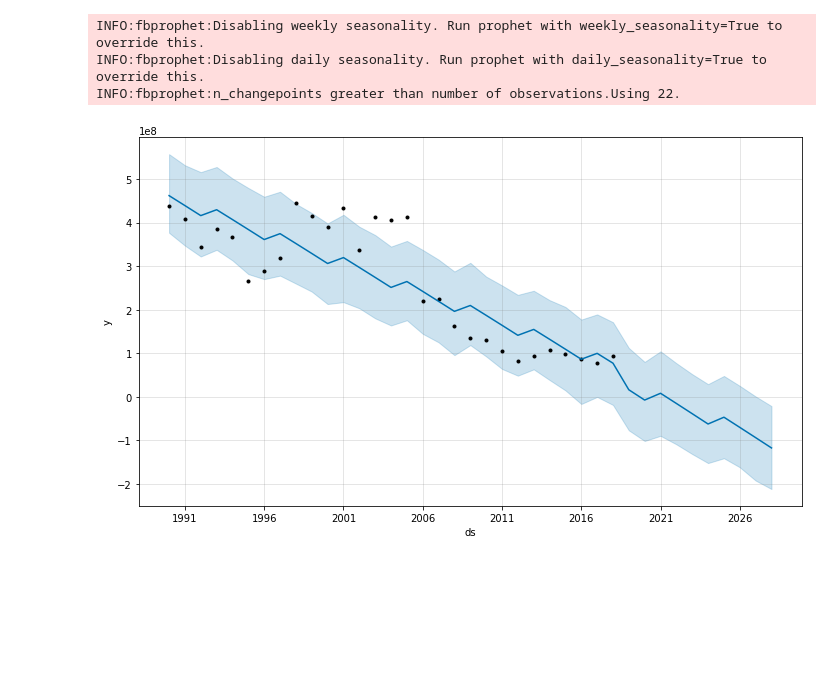
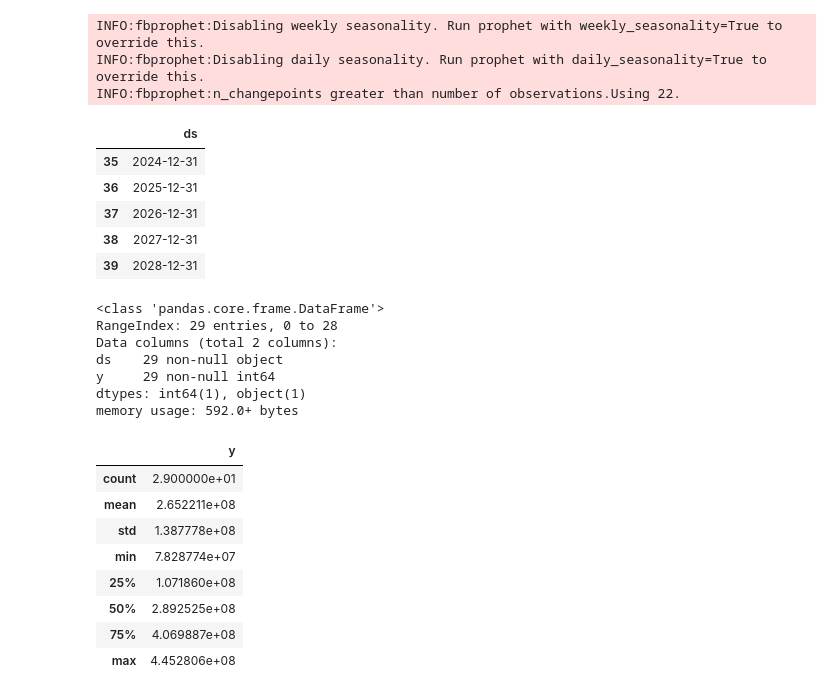
Before and after one commit to yudhistiraindyka/Probstok, a Jupyter notebook: Petroleum.ipynb, the cells around one changed output. Cells and saved outputs as stored; diff of their text form; code cells hidden in the pictures; blank space fills up the shorter version.

```diff
--- a/Petroleum.ipynb
+++ b/Petroleum.ipynb
@@ -1,22 +1,44 @@
 # %%
 # Python
 import pandas as pd
 from fbprophet import Prophet
+# Python
+df = pd.read_csv('https://raw.githubusercontent.com/yudhistiraindyka/Probstok/master/Petroleum_2.csv')
 
-df = pd.read_csv('https://raw.githubusercontent.com/yudhistiraindyka/Probstok/master/Petroleum_2.csv')
-df.head()
+# Python
 m = Prophet()
 m.fit(df)
-forecast = m.predict(future)
-forecast[['ds', 'yhat', 'yhat_lower', 'yhat_upper']].tail()
-future = m.make_future_dataframe(periods=10,freq='y')
+future = m.make_future_dataframe(periods=11,freq='Y')
 future.tail()
-
-
-# Python
-fig1 = m.plot(forecast)
 # %% [output]
 INFO:fbprophet:Disabling weekly seasonality. Run prophet with weekly_seasonality=True to override this.
 INFO:fbprophet:Disabling daily seasonality. Run prophet with daily_seasonality=True to override this.
 INFO:fbprophet:n_changepoints greater than number of observations.Using 22.
-[figure, removed]
+|  | ds |
+| 35 | 2024-12-31 |
+| 36 | 2025-12-31 |
+| 37 | 2026-12-31 |
+| 38 | 2027-12-31 |
+| 39 | 2028-12-31 |
+# %%
+df.info()
+# %% [output]
+<class 'pandas.core.frame.DataFrame'>
+RangeIndex: 29 entries, 0 to 28
+Data columns (total 2 columns):
+ds    29 non-null object
+y     29 non-null int64
+dtypes: int64(1), object(1)
+memory usage: 592.0+ bytes
+# %%
+df.describe()
+# %% [output]
+|  | y |
+| count | 2.900000e+01 |
+| mean | 2.652211e+08 |
+| std | 1.387778e+08 |
+| min | 7.828774e+07 |
+| 25% | 1.071860e+08 |
+| 50% | 2.892525e+08 |
+| 75% | 4.069887e+08 |
+| max | 4.452806e+08 |
```
Also changed, not shown: parts of 3 cells of this notebook, 1 other file.
